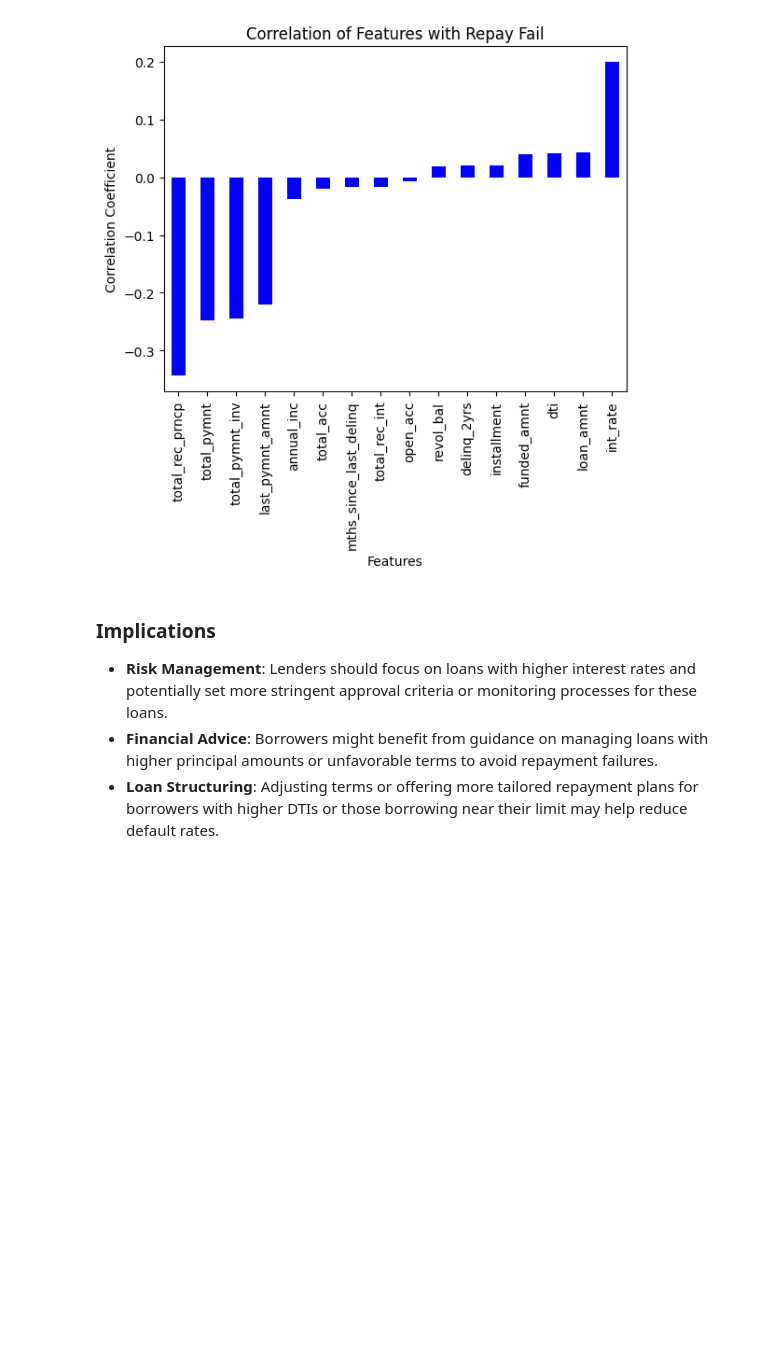
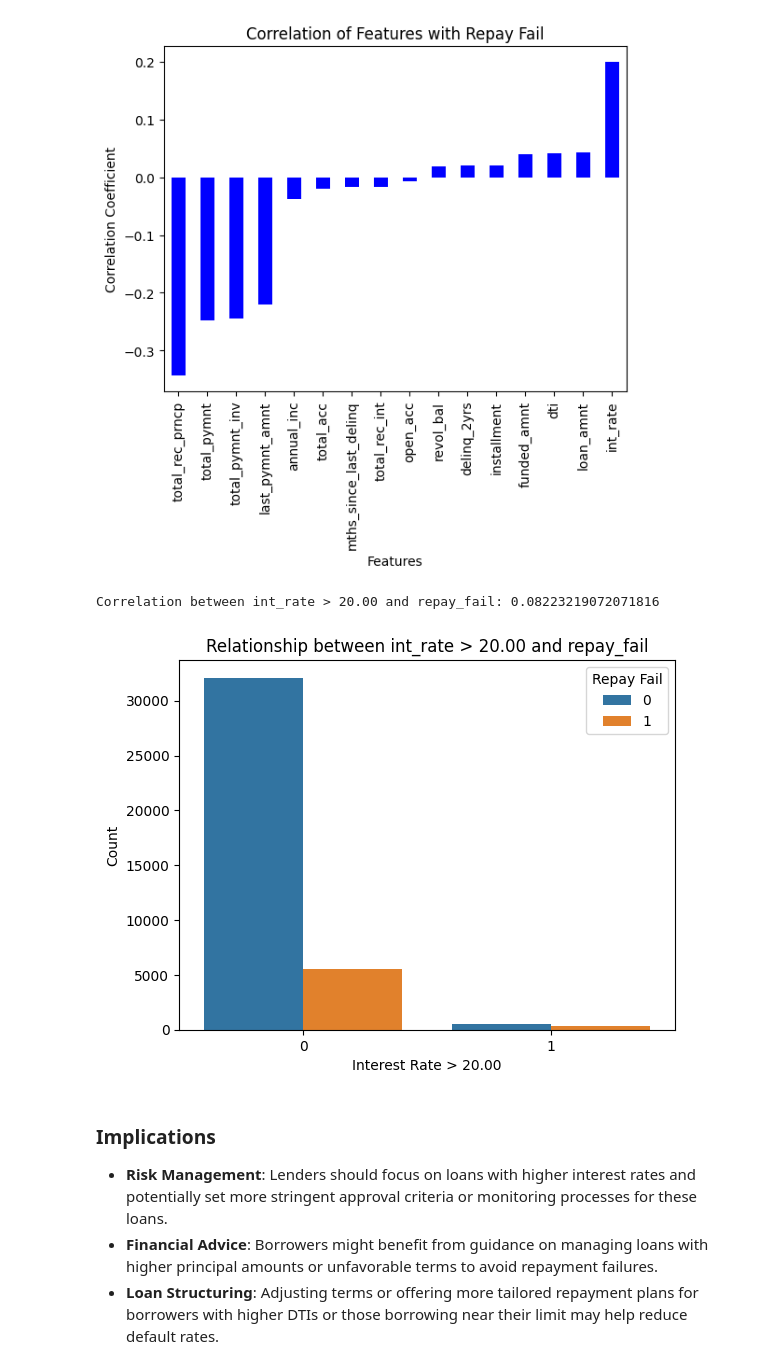
Before and after one commit to jyounes23/LoanDefaultPredictor, a Jupyter notebook: finalProject copy.ipynb, the cells around one changed output. Saved outputs shown, nothing was run; the diff lists cells and outputs as text; code cells hidden in the pictures; blank space fills up the shorter version.

Commit message:
changed encoding to iso-8859-1 and added graph

```diff
--- a/finalProject copy.ipynb
+++ b/finalProject copy.ipynb
@@ -87,12 +87,7 @@ set_config(transform_output = "pandas")
 # %%
 # Load the dataset
 file_path = 'Anonymize_Loan_Default_data.csv'  # Replace with your actual file path
-try:
-    # Attempt to load with default encoding
-    Loan_Data = pd.read_csv(file_path)
-except UnicodeDecodeError:
-    # Fallback to other common encodings if there's an issue
-    Loan_Data = pd.read_csv(file_path, encoding='latin1')
+Loan_Data = pd.read_csv(file_path, encoding='ISO-8859-1')
 # %%
 Loan_Data.columns
 # %% [output]
@@ -438,6 +433,24 @@ repay_fail                1.000000
 Name: repay_fail, dtype: float64
 [figure]
 [figure]
+# %%
+# Create a binary column for interest rates over 20.00
+Loan_Data_explore['int_rate_over_20'] = (Loan_Data_explore['int_rate'] > 20.00).astype(int)
+
+# Calculate the correlation with repay_fail
+correlation = Loan_Data_explore[['int_rate_over_20', 'repay_fail']].corr().iloc[0, 1]
+print(f"Correlation between int_rate > 20.00 and repay_fail: {correlation}")
+
+# Visualize the relationship
+sns.countplot(data=Loan_Data_explore, x="int_rate_over_20", hue="repay_fail")
+plt.title("Relationship between int_rate > 20.00 and repay_fail")
+plt.xlabel("Interest Rate > 20.00")
+plt.ylabel("Count")
+plt.legend(title="Repay Fail", loc="upper right")
+plt.show()
+# %% [output]
+Correlation between int_rate > 20.00 and repay_fail: 0.08223219072071816
+[figure, added]
 # %% [markdown]
 ### Implications
 - **Risk Management**: Lenders should focus on loans with higher interest rates and potentially set more stringent approval criteria or monitoring processes for these loans.
```
